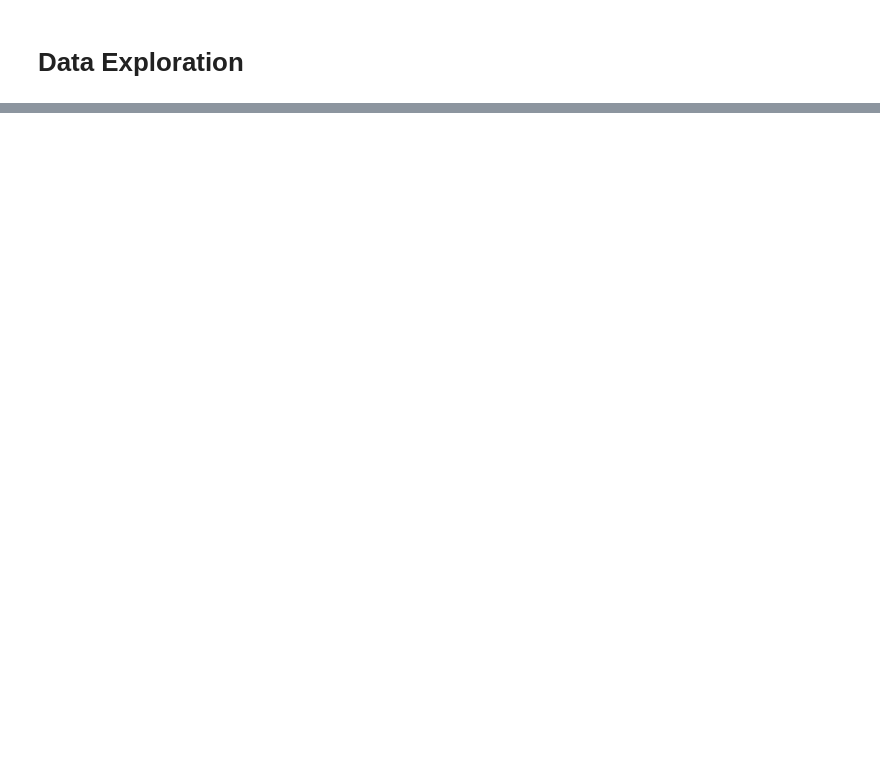
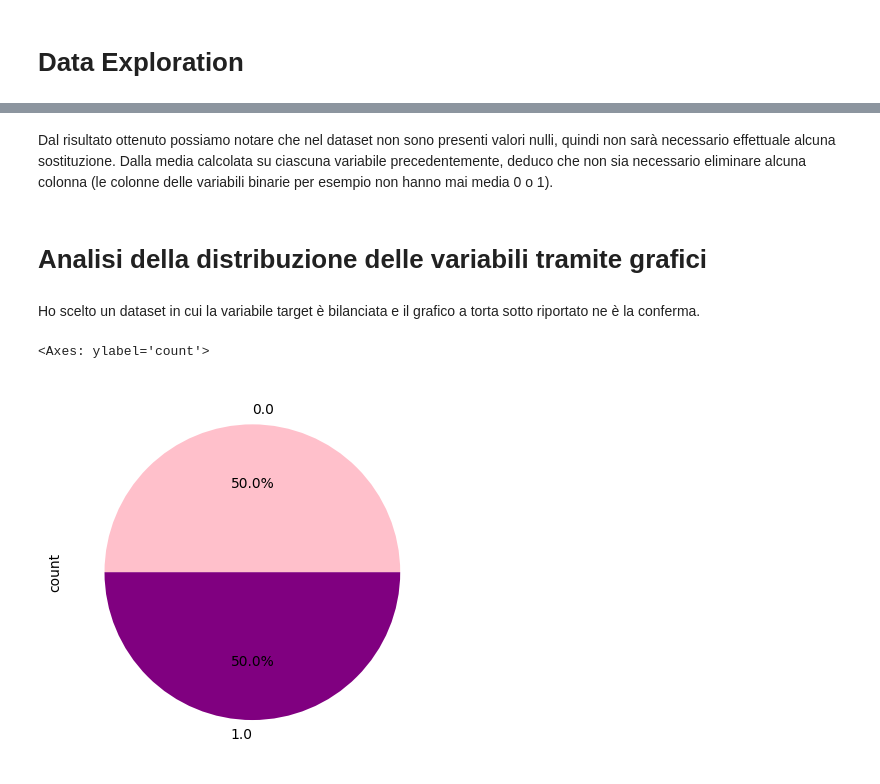
Before and after one commit to Aleversari15/ProgettoDataIntensive2024, a Jupyter notebook: diabetesHealth.ipynb, the cells around one changed output, grey strips where cells are left out. Saved outputs shown, nothing was run; the diff lists cells and outputs as text; code cells hidden in the pictures; blank space fills up the shorter version.

Commit message:
Data cleaning e analisi delle statistiche

```diff
--- a/diabetesHealth.ipynb
+++ b/diabetesHealth.ipynb
@@ -44,0 +81,3 @@ dataset.head()
+# %%
+dataset['id'] = range(0,70692)
+dataset.head()
@@ -44,0 +92,3 @@ dataset.head()
+# %%
+dataset = dataset.set_index('id')
+dataset.head()
@@ -44,0 +142,12 @@ dataset.head()
+# %% [markdown]
+Dal risultato ottenuto possiamo notare che nel dataset non sono presenti valori nulli, quindi non sarà necessario effettuale alcuna sostituzione.
+Dalla media calcolata su ciascuna variabile precedentemente, deduco che non sia necessario eliminare alcuna colonna (le colonne delle variabili binarie per esempio non hanno mai media 0 o 1).
+# %% [markdown]
+# Analisi della distribuzione delle variabili tramite grafici
+# %% [markdown]
+Ho scelto un dataset in cui la variabile target è bilanciata e il grafico a torta sotto riportato ne è la conferma.
+# %%
+dataset['Diabetes_binary'].value_counts().plot.pie(autopct='%1.1f%%', colors=[ "pink", "purple" ])
+# %% [output]
+<Axes: ylabel='count'>
+[figure, added]
```
Also changed, not shown: parts of 23 cells of this notebook.
